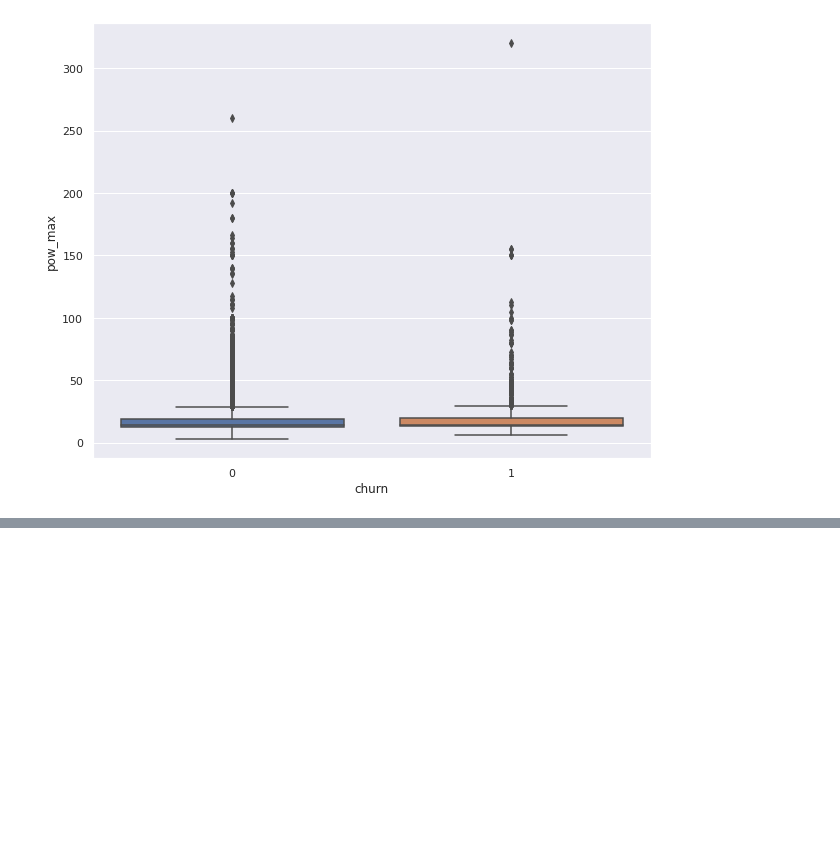
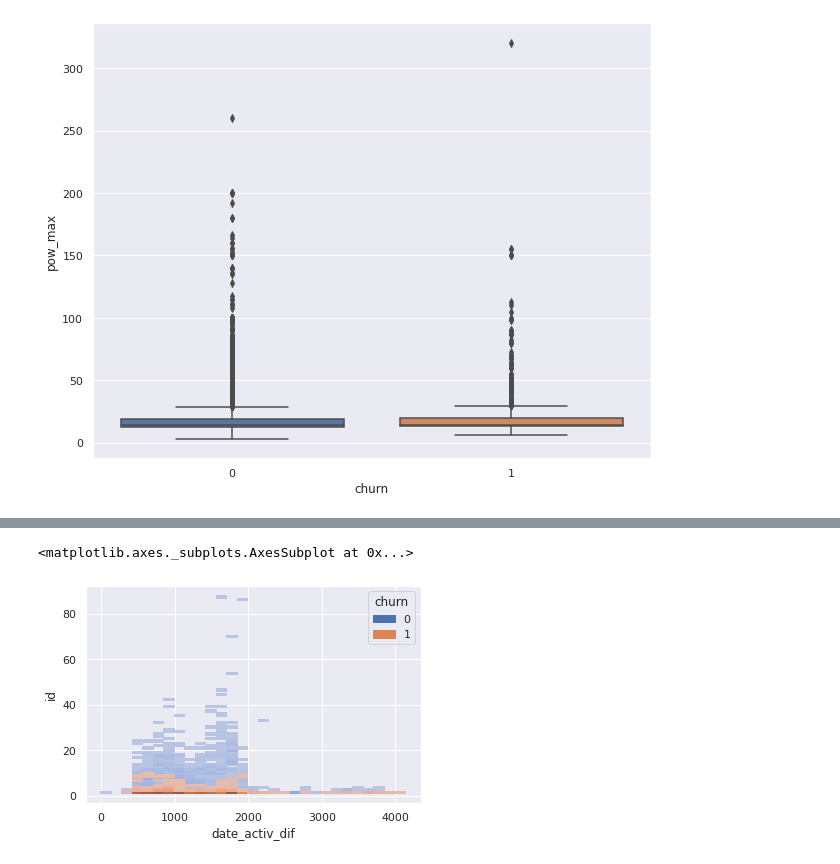
Before and after one commit to nug-12/BCG_Data_Virtual_Experience, a Jupyter notebook: BCG_eda.ipynb, the cells around one changed output, grey strips where cells are left out. Saved outputs shown, nothing was run; the diff lists cells and outputs as text; code cells hidden in the pictures; blank space fills up the shorter version.

```diff
--- a/BCG_eda.ipynb
+++ b/BCG_eda.ipynb
@@ -277,0 +334,6 @@ sns.boxplot(data=client_df, x='churn', y='pow_max')
+# %%
+client_df['date_activ'] = pd.to_datetime(client_df['date_activ'])
+# %%
+client_df['date_activ_dif'] = (client_df['date_activ'].max() - client_df['date_activ']).dt.days
+
+client_df.head()
@@ -277,0 +347,3 @@ sns.boxplot(data=client_df, x='churn', y='pow_max')
+# %%
+dt_act = client_df.groupby(['date_activ_dif', 'churn'])['id'].count().reset_index()
+dt_act.head()
@@ -277,0 +357,5 @@ sns.boxplot(data=client_df, x='churn', y='pow_max')
+# %%
+sns.histplot(data=dt_act, x='date_activ_dif', y='id', hue='churn')
+# %% [output]
+<matplotlib.axes._subplots.AxesSubplot at 0x...>
+[figure, added]
```
Also changed, not shown: parts of 8 cells of this notebook.
